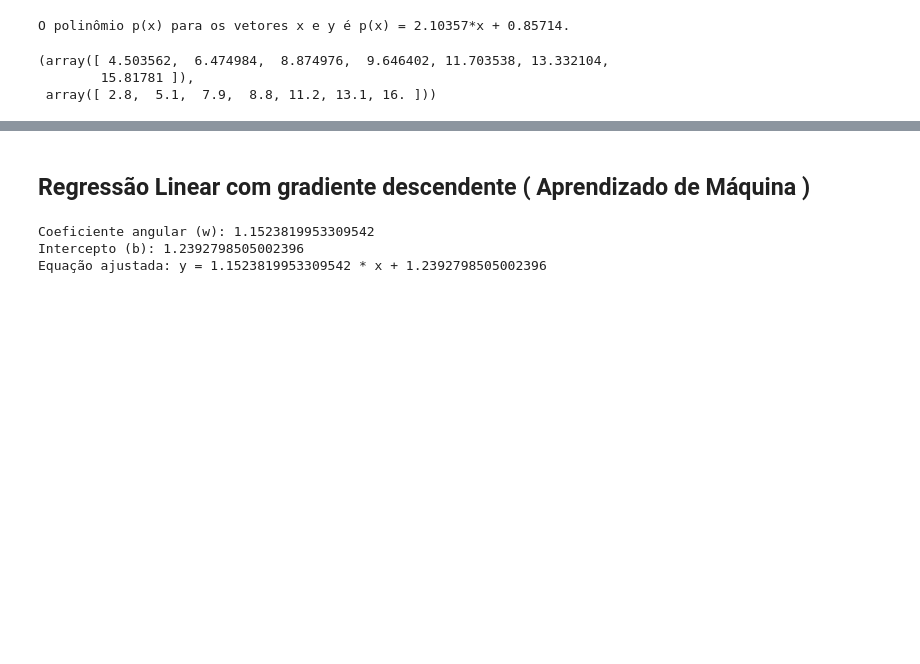
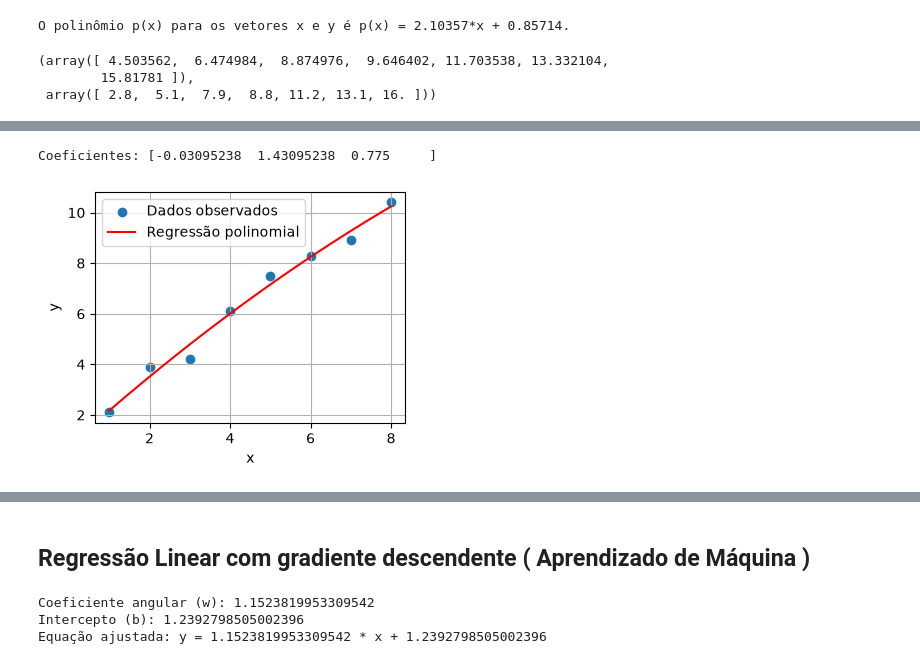
Before and after one commit to JonathaCosta-IA/1-NM_GitHub, a Jupyter notebook: C-NoteBooks/06-Unit.ipynb, the cells around one changed output, grey strips where cells are left out. Saved outputs shown, nothing was run; the diff lists cells and outputs as text; code cells hidden in the pictures; blank space fills up the shorter version.

```diff
--- a/C-NoteBooks/06-Unit.ipynb
+++ b/C-NoteBooks/06-Unit.ipynb
@@ -130,0 +270,22 @@ y_hat,y
+# %%
+import numpy as np
+import matplotlib.pyplot as plt
+
+x = np.arange(1,9)
+y = np.array([2.1, 3.9, 4.2, 6.1,7.5, 8.3, 8.9, 10.4])
+m = 2
+a =np.polyfit(x,y,m)
+xx = np.linspace(x.min(),x.max(),200)
+yy = np.polyval(a,xx)
+print("Coeficientes:", a)
+plt.figure(figsize=(4,3))
+plt.scatter(x,y,label = "Dados observados")
+plt.plot(xx,yy,"r-",label = "Regressão polinomial")
+plt.xlabel("x")
+plt.ylabel("y")
+plt.legend()
+plt.grid(True)
+plt.show()
+# %% [output]
+Coeficientes: [-0.03095238  1.43095238  0.775     ]
+[figure, added]
```
Also changed, not shown: parts of 12 cells of this notebook, 3 other files.
